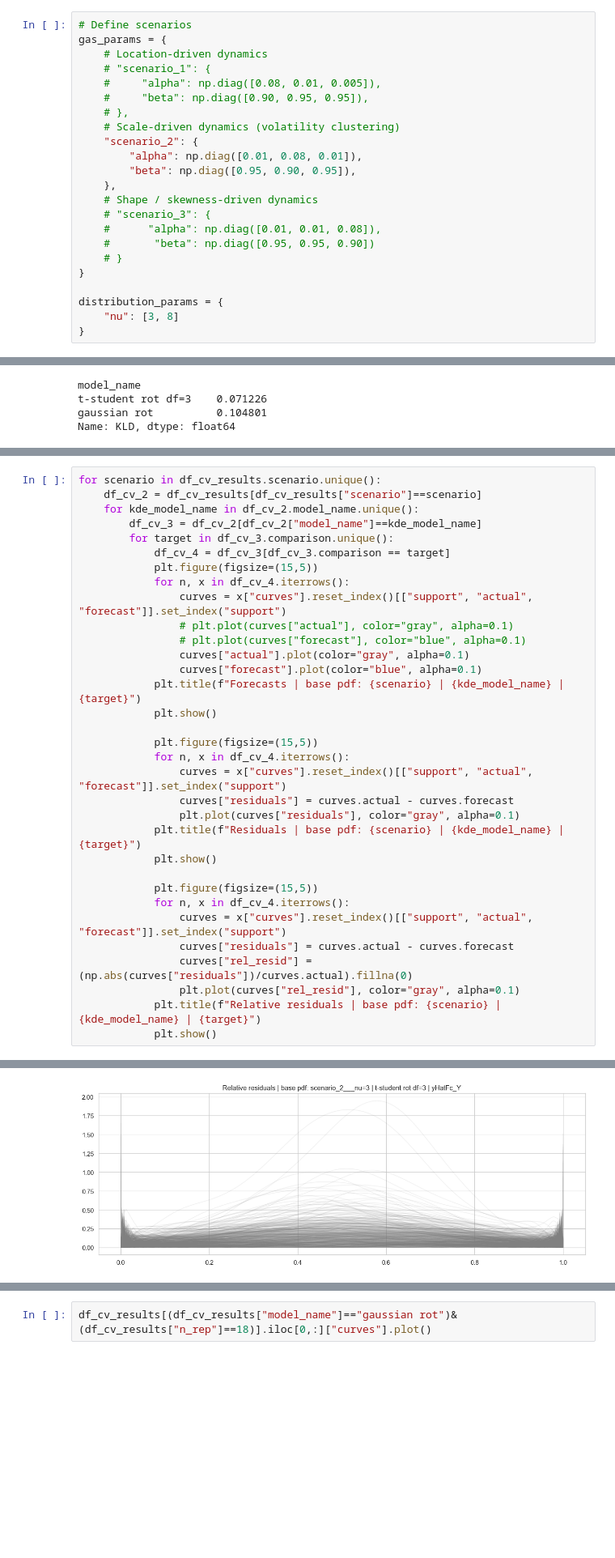
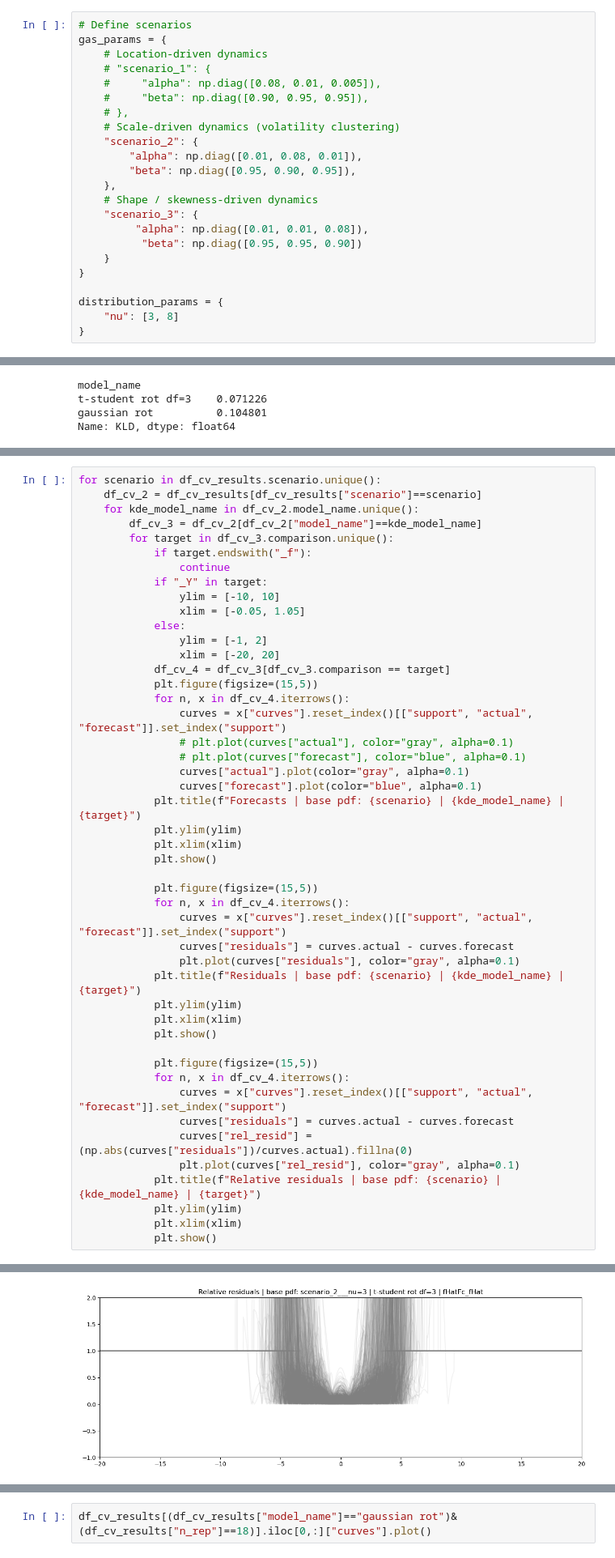
Before and after one commit to matheus-vizzotto/densities4risk, a Jupyter notebook: notebooks/08_fdf_gas_simulation.ipynb, the cells around one changed output, grey strips where cells are left out. Shown at 81% size. Saved outputs shown, nothing was run; the diff lists cells and outputs as text; blank space fills up the shorter version.

```diff
--- a/notebooks/08_fdf_gas_simulation.ipynb
+++ b/notebooks/08_fdf_gas_simulation.ipynb
@@ -83,10 +85,10 @@ gas_params = {
         "beta": np.diag([0.95, 0.90, 0.95]),
     },
     # Shape / skewness-driven dynamics
-    # "scenario_3": {
-    #      "alpha": np.diag([0.01, 0.01, 0.08]),
-    #       "beta": np.diag([0.95, 0.95, 0.90])
-    # }
+    "scenario_3": {
+         "alpha": np.diag([0.01, 0.01, 0.08]),
+          "beta": np.diag([0.95, 0.95, 0.90])
+    }
 }
 
 distribution_params = {
@@ -789,6 +736,14 @@ for scenario in df_cv_results.scenario.unique():
     for kde_model_name in df_cv_2.model_name.unique():
         df_cv_3 = df_cv_2[df_cv_2["model_name"]==kde_model_name]
         for target in df_cv_3.comparison.unique():
+            if target.endswith("_f"):
+                continue
+            if "_Y" in target:
+                ylim = [-10, 10]
+                xlim = [-0.05, 1.05]
+            else:
+                ylim = [-1, 2]
+                xlim = [-20, 20]
             df_cv_4 = df_cv_3[df_cv_3.comparison == target]
             plt.figure(figsize=(15,5))
             for n, x in df_cv_4.iterrows():
@@ -798,6 +753,8 @@ for scenario in df_cv_results.scenario.unique():
                 curves["actual"].plot(color="gray", alpha=0.1)
                 curves["forecast"].plot(color="blue", alpha=0.1)
             plt.title(f"Forecasts | base pdf: {scenario} | {kde_model_name} | {target}")
+            plt.ylim(ylim)
+            plt.xlim(xlim)
             plt.show()
 
             plt.figure(figsize=(15,5))
@@ -806,6 +763,8 @@ for scenario in df_cv_results.scenario.unique():
                 curves["residuals"] = curves.actual - curves.forecast
                 plt.plot(curves["residuals"], color="gray", alpha=0.1)
             plt.title(f"Residuals | base pdf: {scenario} | {kde_model_name} | {target}")
+            plt.ylim(ylim)
+            plt.xlim(xlim)
             plt.show()
 
             plt.figure(figsize=(15,5))
@@ -815,5 +774,7 @@ for scenario in df_cv_results.scenario.unique():
                 curves["rel_resid"] = (np.abs(curves["residuals"])/curves.actual).fillna(0)
                 plt.plot(curves["rel_resid"], color="gray", alpha=0.1)
             plt.title(f"Relative residuals | base pdf: {scenario} | {kde_model_name} | {target}")
+            plt.ylim(ylim)
+            plt.xlim(xlim)
             plt.show()
 # %% [output]
@@ -831 +792 @@ for scenario in df_cv_results.scenario.unique():
-[figure, old version]
+[figure, new version]
```
Also changed, not shown: parts of 7 cells of this notebook.
